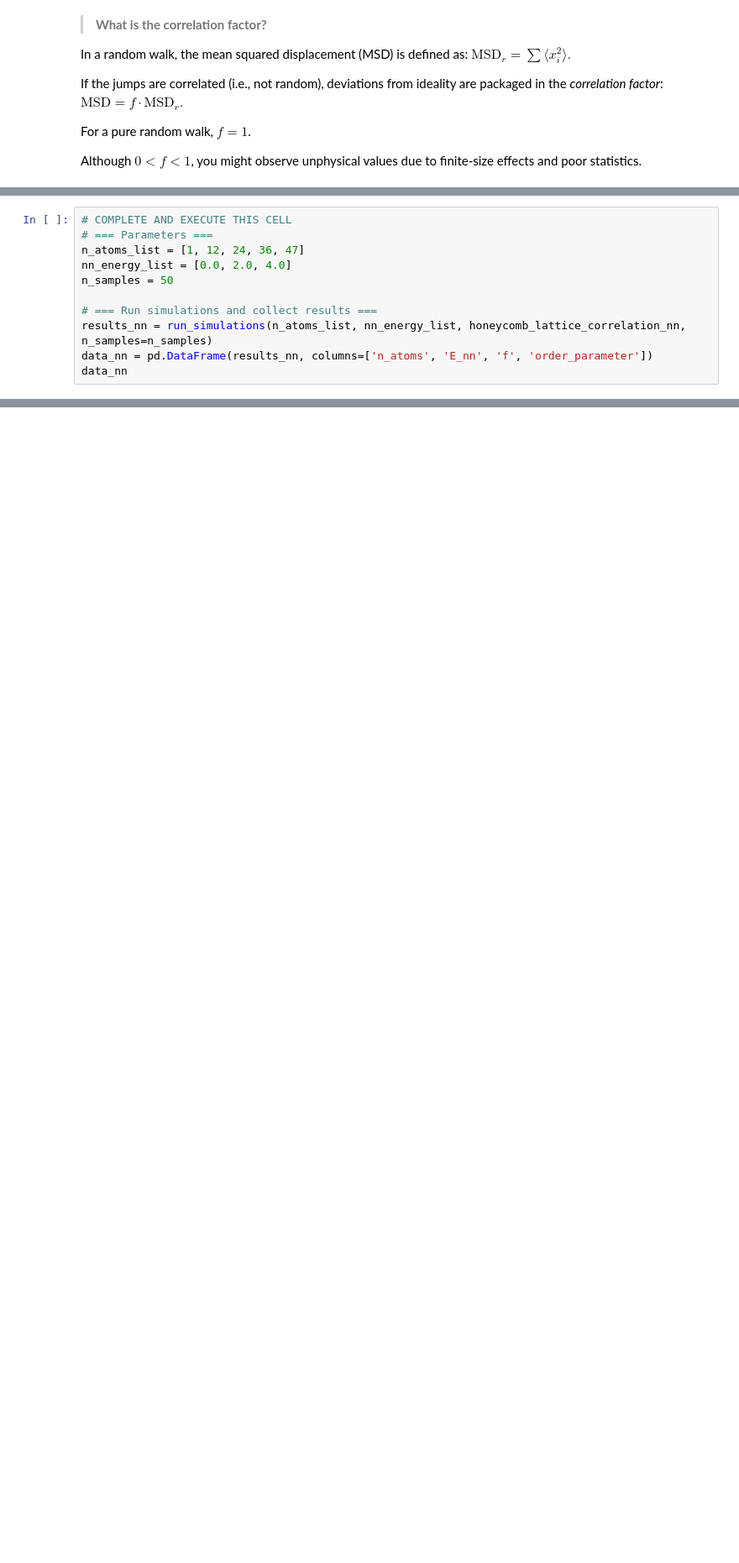
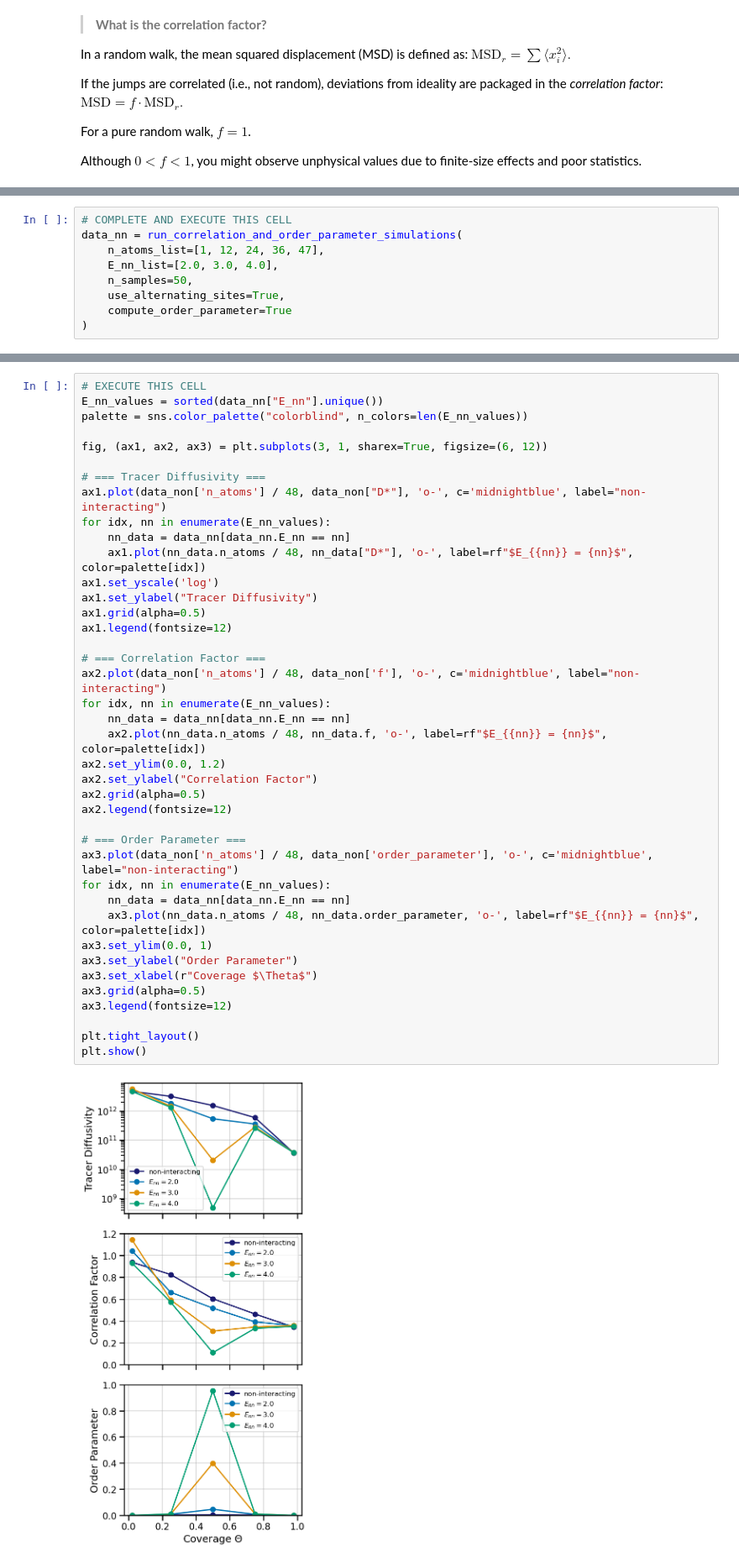
Before and after one commit to pyracetamol/tmms_2025, a Jupyter notebook: 07_kmc/Exercise_07_kmc.ipynb, the cells around one changed output, grey strips where cells are left out. Shown at 84% size. Drawn from its saved outputs; the diff is of its cells as text; blank space fills up the shorter version.

```diff
--- a/07_kmc/Exercise_07_kmc.ipynb
+++ b/07_kmc/Exercise_07_kmc.ipynb
@@ -416,11 +434,9 @@ def run_simulations(n_atoms_list, nn_energy_list, simulation_function, n_samples
 # %%
 # COMPLETE AND EXECUTE THIS CELL
-# === Parameters ===
-n_atoms_list = [1, 12, 24, 36, 47]
-nn_energy_list = [0.0, 2.0, 4.0]
-n_samples = 50
-
-# === Run simulations and collect results ===
-results_nn = run_simulations(n_atoms_list, nn_energy_list, honeycomb_lattice_correlation_nn, n_samples=n_samples)
-data_nn = pd.DataFrame(results_nn, columns=['n_atoms', 'E_nn', 'f', 'order_parameter'])
-data_nn
+data_nn = run_correlation_and_order_parameter_simulations(
+    n_atoms_list=[1, 12, 24, 36, 47],
+    E_nn_list=[2.0, 3.0, 4.0],
+    n_samples=50,
+    use_alternating_sites=True,
+    compute_order_parameter=True
+)
@@ -456,2 +449,44 @@ plt.show()
+# %%
+# EXECUTE THIS CELL
+E_nn_values = sorted(data_nn["E_nn"].unique())
+palette = sns.color_palette("colorblind", n_colors=len(E_nn_values))
+
+fig, (ax1, ax2, ax3) = plt.subplots(3, 1, sharex=True, figsize=(6, 12))
+
+# === Tracer Diffusivity ===
+ax1.plot(data_non['n_atoms'] / 48, data_non["D*"], 'o-', c='midnightblue', label="non-interacting")
+for idx, nn in enumerate(E_nn_values):
+    nn_data = data_nn[data_nn.E_nn == nn]
+    ax1.plot(nn_data.n_atoms / 48, nn_data["D*"], 'o-', label=rf"$E_{{nn}} = {nn}$", color=palette[idx])
+ax1.set_yscale('log')
+ax1.set_ylabel("Tracer Diffusivity")
+ax1.grid(alpha=0.5)
+ax1.legend(fontsize=12)
+
+# === Correlation Factor ===
+ax2.plot(data_non['n_atoms'] / 48, data_non['f'], 'o-', c='midnightblue', label="non-interacting")
+for idx, nn in enumerate(E_nn_values):
+    nn_data = data_nn[data_nn.E_nn == nn]
+    ax2.plot(nn_data.n_atoms / 48, nn_data.f, 'o-', label=rf"$E_{{nn}} = {nn}$", color=palette[idx])
+ax2.set_ylim(0.0, 1.2)
+ax2.set_ylabel("Correlation Factor")
+ax2.grid(alpha=0.5)
+ax2.legend(fontsize=12)
+
+# === Order Parameter ===
+ax3.plot(data_non['n_atoms'] / 48, data_non['order_parameter'], 'o-', c='midnightblue', label="non-interacting")
+for idx, nn in enumerate(E_nn_values):
+    nn_data = data_nn[data_nn.E_nn == nn]
+    ax3.plot(nn_data.n_atoms / 48, nn_data.order_parameter, 'o-', label=rf"$E_{{nn}} = {nn}$", color=palette[idx])
+ax3.set_ylim(0.0, 1)
+ax3.set_ylabel("Order Parameter")
+ax3.set_xlabel(r"Coverage $\Theta$")
+ax3.grid(alpha=0.5)
+ax3.legend(fontsize=12)
+
+plt.tight_layout()
+plt.show()
+# %% [output]
+[figure, added]
 # %%
 # EXECUTE THIS CELL
```
Also changed, not shown: parts of 18 cells of this notebook.
